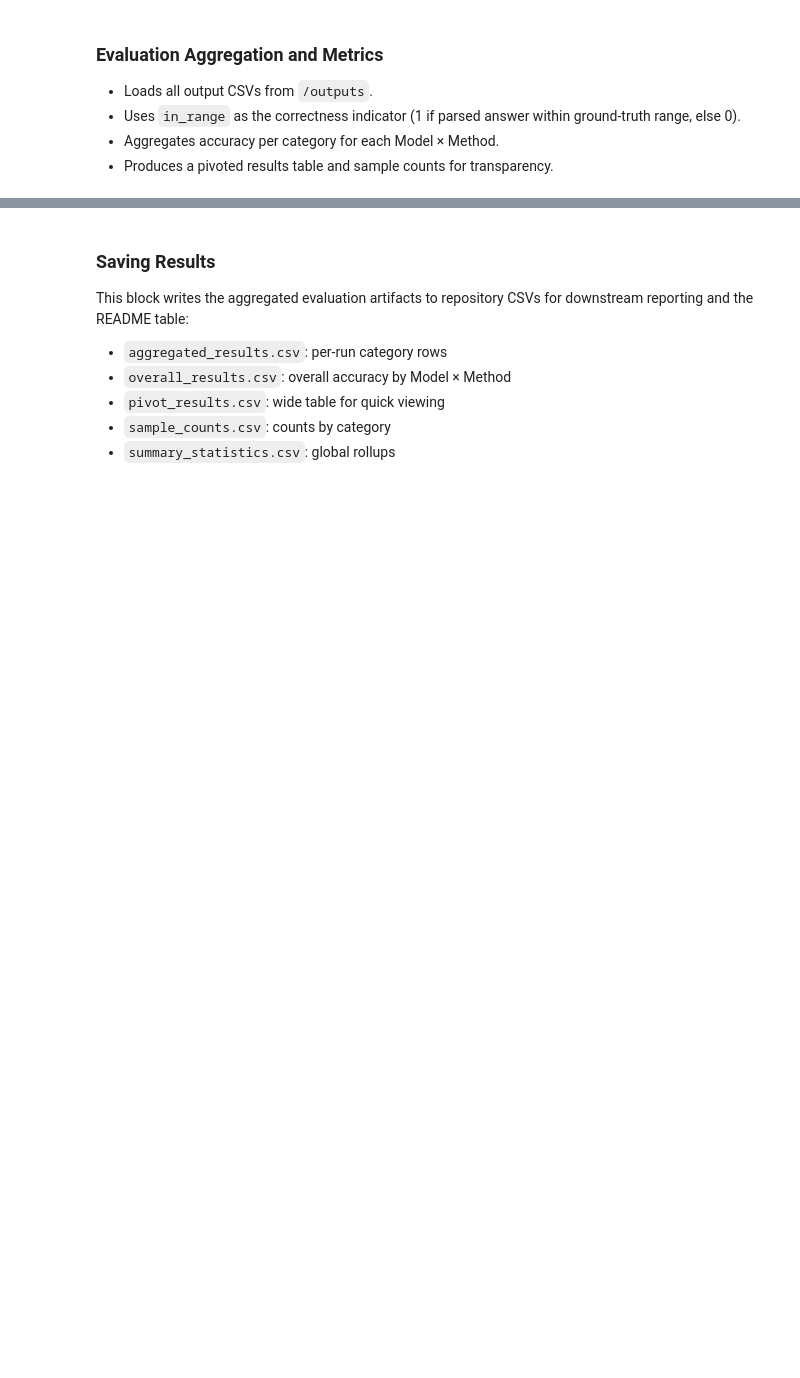
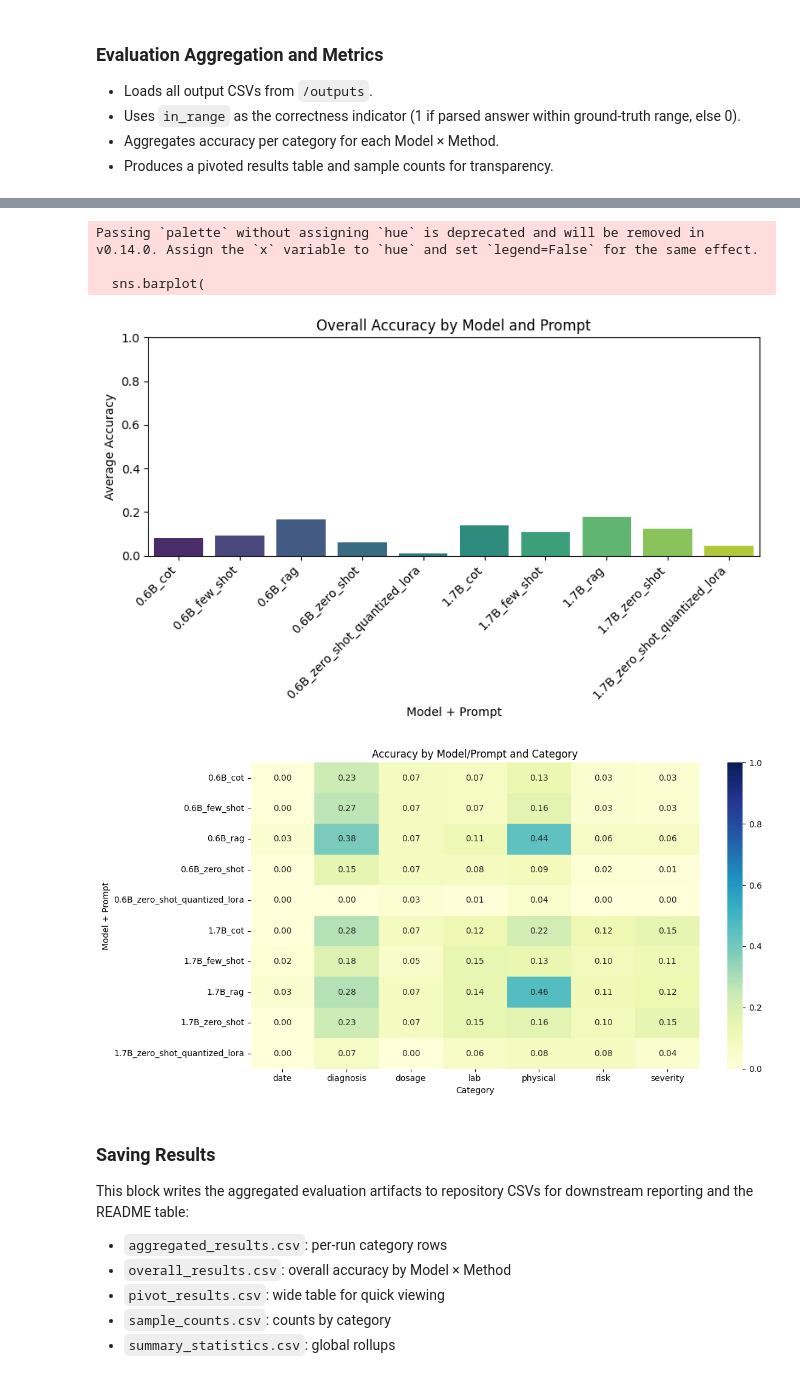
Before and after one commit to Julien-ser/Clinical-Reasoning-Model-Benchmarking-and-Fine-Tuning, a Jupyter notebook: Clinical_Reasoning_Benchmarks.ipynb, the cells around one changed output, grey strips where cells are left out. Saved outputs shown, nothing was run; the diff lists cells and outputs as text; code cells hidden in the pictures; blank space fills up the shorter version.

Commit message:
Added visualizations

```diff
--- a/Clinical_Reasoning_Benchmarks.ipynb
+++ b/Clinical_Reasoning_Benchmarks.ipynb
@@ -1281,7 +1281,7 @@ from pathlib import Path
 # Function to find all CSV files in outputs directory
 def find_csv_files():
     """Find all CSV files in the outputs directory."""
-    output_dir = '/outputs'
+    output_dir = 'outputs'
     if os.path.exists(output_dir):
         pattern = os.path.join(output_dir, "*.csv")
         csv_files = sorted(glob.glob(pattern))
@@ -1418,3 +1480,52 @@ else:
+# %%
+# Visualization: Accuracy by Model/Prompt and Category, Save as PNGs
+import matplotlib.pyplot as plt
+import seaborn as sns
+import os
+
+# Ensure output directory for images exists
+os.makedirs('images', exist_ok=True)
+
+# --- Barplot: Overall Accuracy by Model/Prompt ---
+if 'overall_results' in globals():
+    plt.figure(figsize=(8, 5))
+    sns.barplot(
+        data=overall_results,
+        x='Model_Prompt',
+        y='Average Accuracy',
+        palette='viridis'
+    )
+    plt.title('Overall Accuracy by Model and Prompt')
+    plt.ylabel('Average Accuracy')
+    plt.xlabel('Model + Prompt')
+    plt.ylim(0, 1)
+    plt.xticks(rotation=45, ha='right')
+    plt.tight_layout()
+    plt.savefig('images/overall_accuracy.png', dpi=200)
+    plt.show()
+else:
+    print('overall_results not found. Please run the evaluation aggregation cell first.')
+
+# --- Heatmap: Per-Category Accuracy by Model/Prompt ---
+if 'pivot_results_df' in globals():
+    # Remove 'Overall' column if present for per-category heatmap
+    heatmap_data = pivot_results_df.set_index('Model_Prompt').drop(columns=['Overall'], errors='ignore')
+    plt.figure(figsize=(12, 6))
+    sns.heatmap(heatmap_data, annot=True, fmt='.2f', cmap='YlGnBu', vmin=0, vmax=1)
+    plt.title('Accuracy by Model/Prompt and Category')
+    plt.ylabel('Model + Prompt')
+    plt.xlabel('Category')
+    plt.tight_layout()
+    plt.savefig('images/category_accuracy_heatmap.png', dpi=200)
+    plt.show()
+else:
+    print('pivot_results_df not found. Please run the evaluation aggregation cell first.')
+# %% [output]
+Passing `palette` without assigning `hue` is deprecated and will be removed in v0.14.0. Assign the `x` variable to `hue` and set `legend=False` for the same effect.
+
+  sns.barplot(
+[figure, added]
+[figure, added]
 # %% [markdown]
 ### Saving Results
 
```
Also changed, not shown: parts of 3 cells of this notebook, 3 other files.
